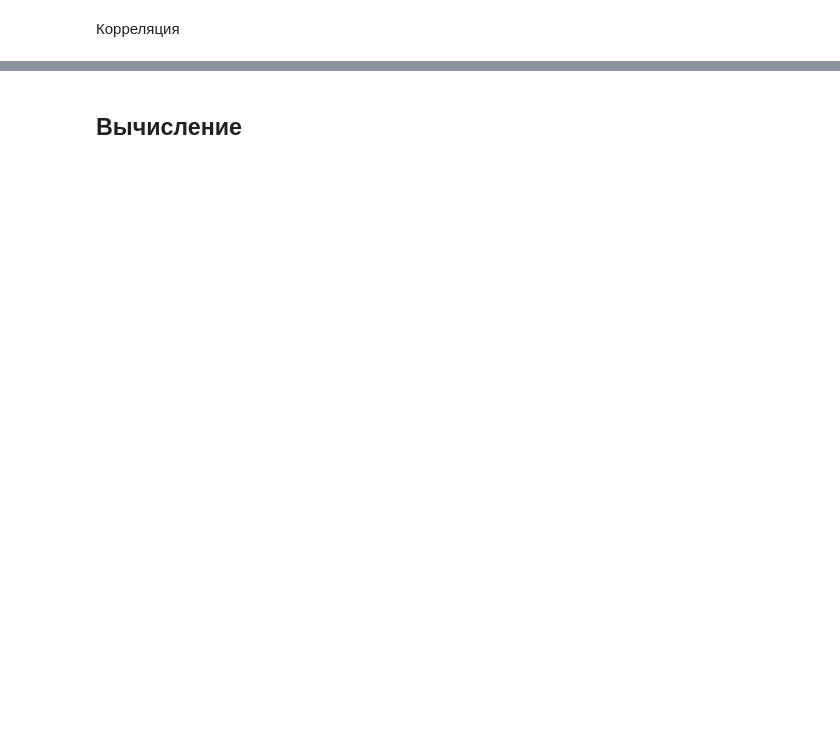
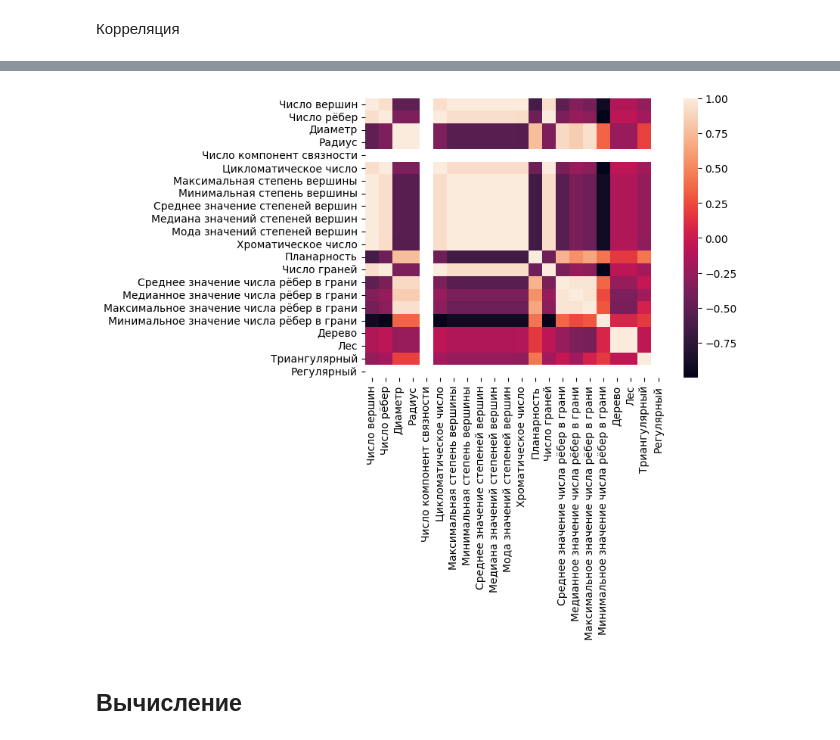
Before and after one commit to Fel1-of/wise-task-research, a Jupyter notebook: main.ipynb, the cells around one changed output, grey strips where cells are left out. Drawn from its saved outputs; the diff is of its cells as text; code cells hidden in the pictures; blank space fills up the shorter version.

```diff
--- a/main.ipynb
+++ b/main.ipynb
@@ -865,3 +846,7 @@ dataplot=sb.heatmap(df[(df["Планарность"] == 1) & (df["Число к
+# %%
+dataplot=sb.heatmap(df[(df["Регулярный"] == 1) & (df["Число компонент связности"] == 1)].corr())
+# %% [output]
+[figure, added]
 # %% [markdown]
 ## Вычисление
 # %%
```
Also changed, not shown: parts of 20 cells of this notebook, 3 other files.
